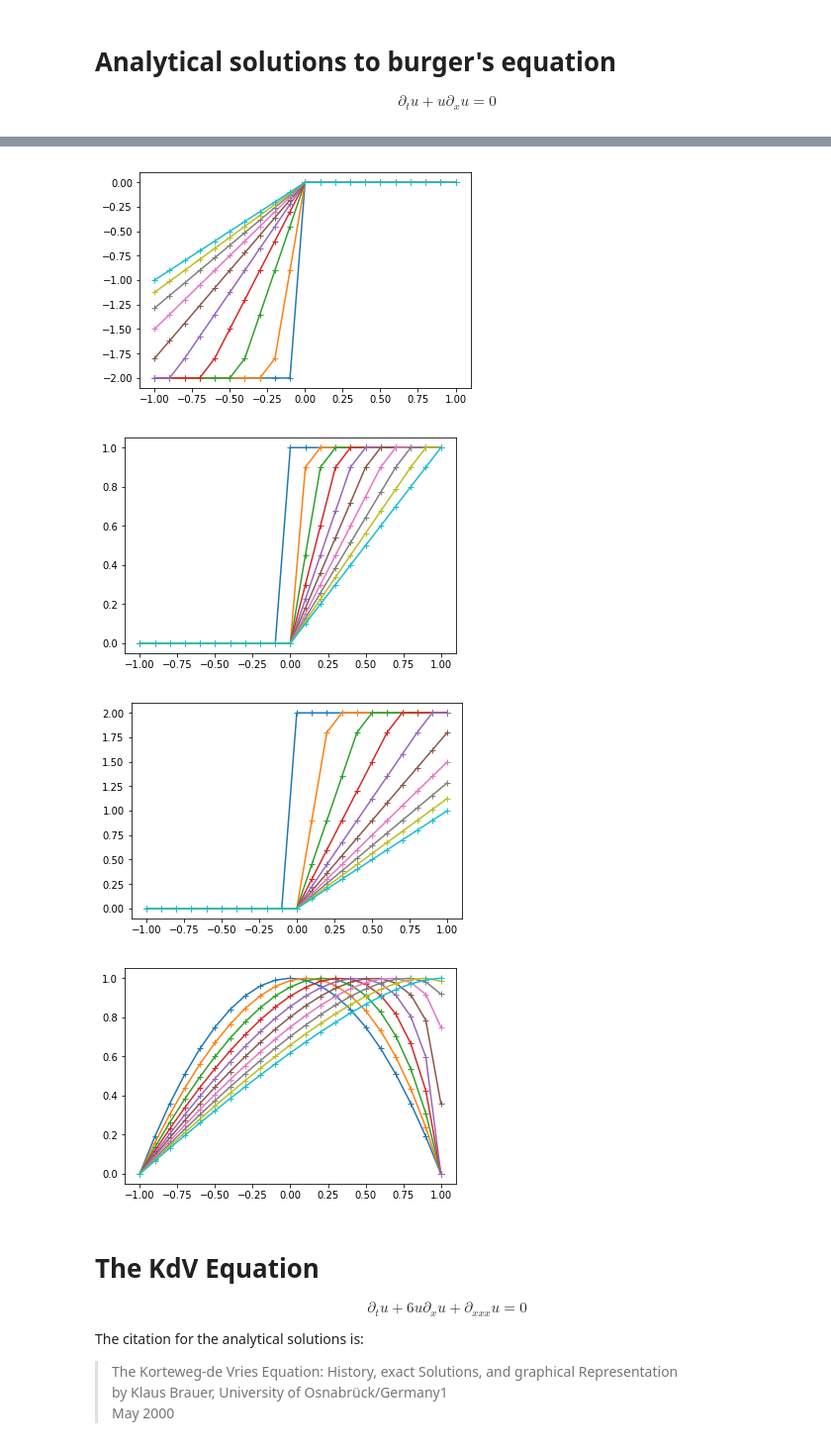
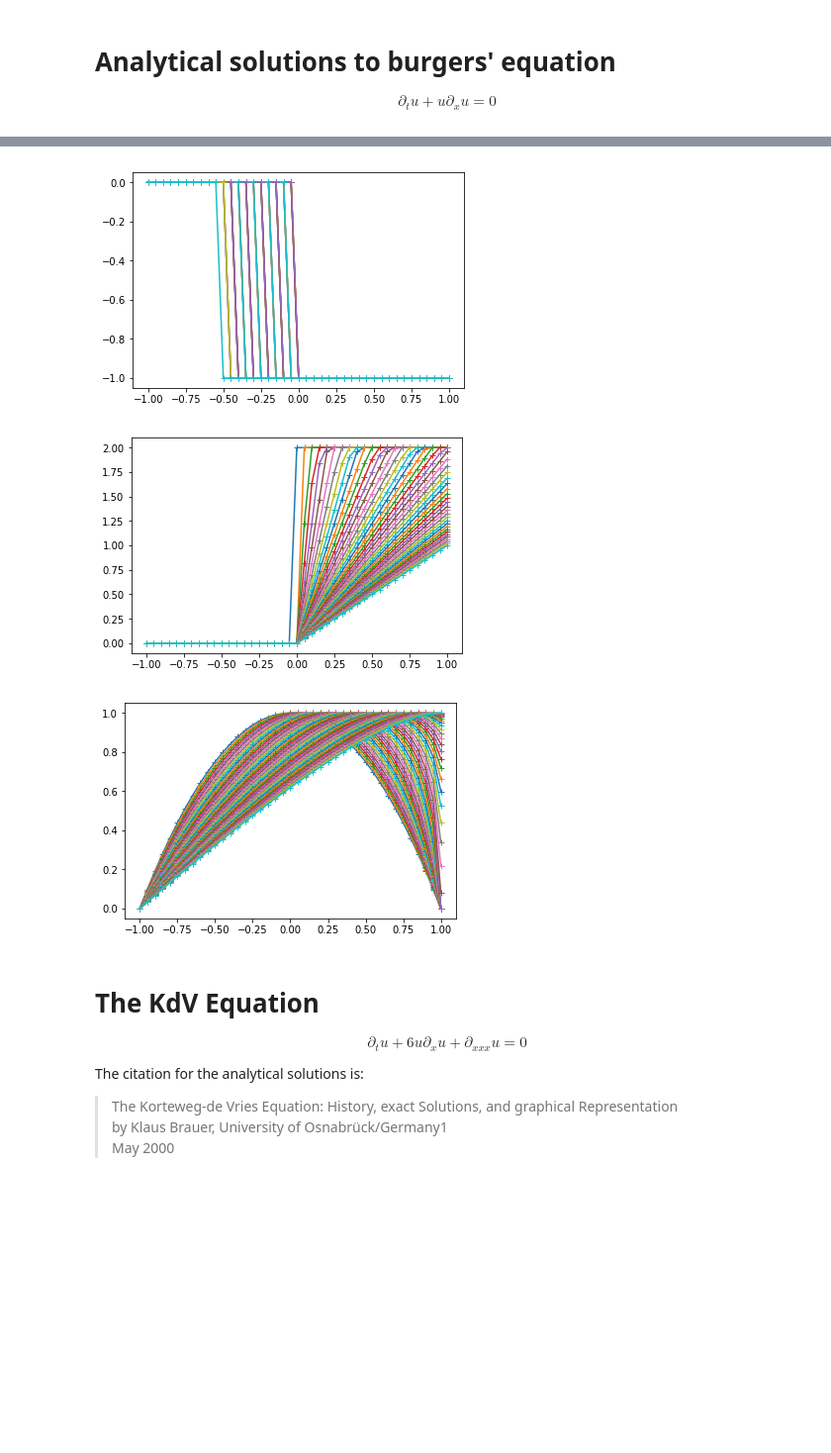
Before and after one commit to afqueiruga/nn_1d_pde, a Jupyter notebook: analytical_solutions.ipynb, the cells around one changed output, grey strips where cells are left out. Shown at 99% size. Drawn from its saved outputs; the diff is of its cells as text; code cells hidden in the pictures; blank space fills up the shorter version.

```diff
--- a/analytical_solutions.ipynb
+++ b/analytical_solutions.ipynb
@@ -5,6 +5,9 @@ import detest
 import sympy
 # %%
 %mkdir data
+# %%
+Nx = 41
+Nt = 50
 # %%
 def plot_stack_and_save(SOLS, xlim, tlim, fname):
     xs = np.linspace(*xlim)
@@ -18,9 +21,9 @@ def plot_stack_and_save(SOLS, xlim, tlim, fname):
             plt.plot(xs,u[i,:],'-+')
         US.append(u)
     UDATA = np.stack(US)
-    np.savez(f"data/{fname}",{'U':UDATA})
+    np.savez(f"data/{fname}",U=UDATA)
 # %% [markdown]
-# Analytical solutions to burger's equation
+# Analytical solutions to burgers' equation
 
 \begin{equation}
 \partial_t u + u \partial_x u = 0
@@ -55,12 +58,11 @@ SOLS = [
     make_linear(1,0),
     riemann(1.0,2.0),
     riemann(2.0,1.0),
-    riemann(1.0,0.0),
     riemann(0.5,0.1),
     riemann(-2.0,0.0),
-    riemann(0.0,1.0),
+    riemann(0.0,-1.0),
     riemann(0.0,2.0),
     parabola
 ]
-plot_stack_and_save(SOLS, (-1,1,21), (0,1,10), "burgers")
+plot_stack_and_save(SOLS, (-1,1,Nx), (0,1,Nt), "burgers")
 # %% [output]
@@ -74,7 +76,6 @@ plot_stack_and_save(SOLS, (-1,1,21), (0,1,10), "burgers")
-[figure, old version]
+[figure, new version]
-[figure, old version]
+[figure, new version]
-[figure, old version]
+[figure, new version]
-[figure, removed]
 # %% [markdown]
 # The KdV Equation
 \begin{equation}
```
Also changed, not shown: parts of 4 cells of this notebook, 6 other files.
